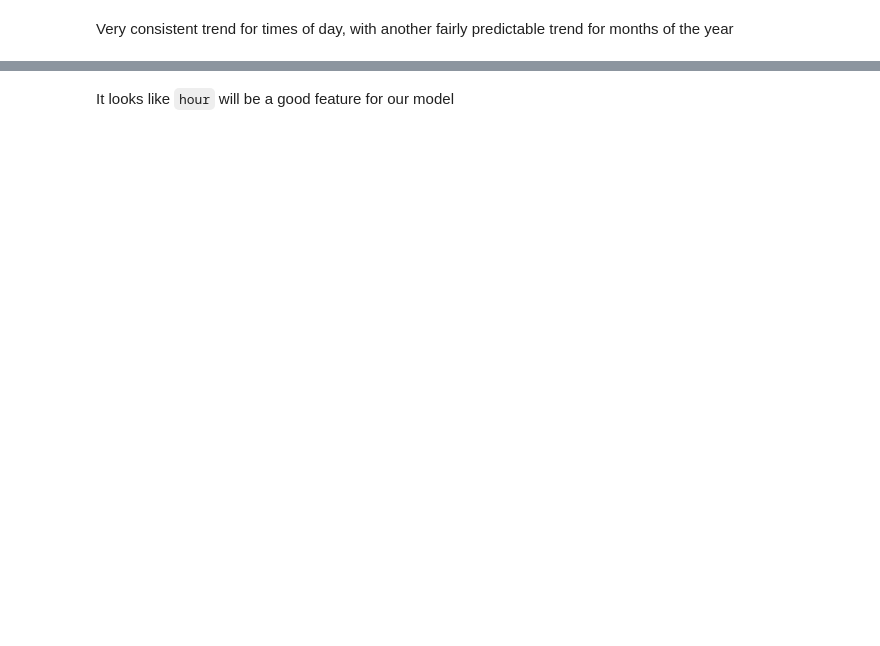
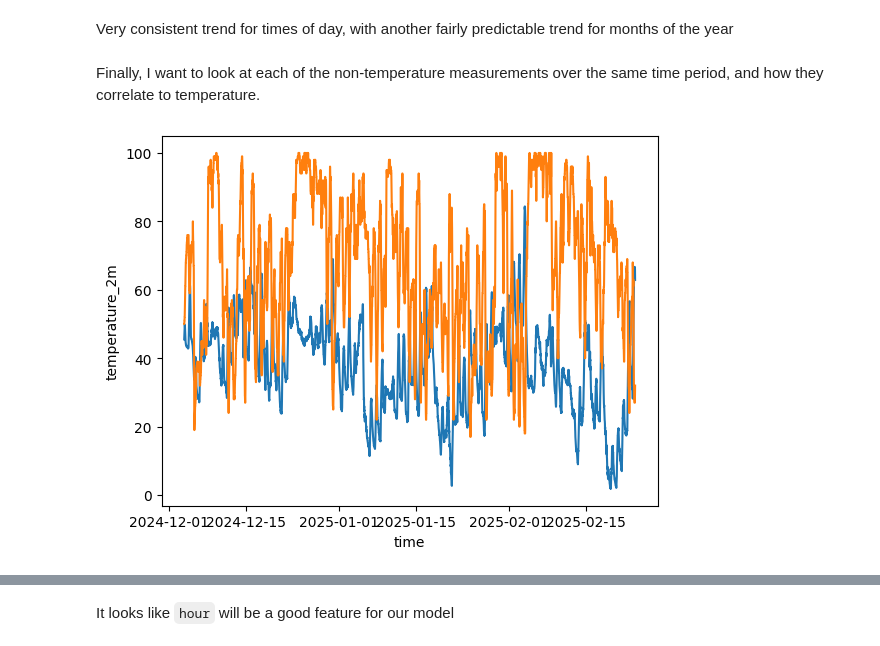
Before and after one commit to RyanAbbottData/liberty_project, a Jupyter notebook: liberty-project.ipynb, the cells around one changed output, grey strips where cells are left out. Saved outputs shown, nothing was run; the diff lists cells and outputs as text; code cells hidden in the pictures; blank space fills up the shorter version.

```diff
--- a/liberty-project.ipynb
+++ b/liberty-project.ipynb
@@ -192,2 +177,18 @@ sns.lineplot(df, x="hour", y="temperature_2m", hue="month", legend=False)
 # %% [markdown]
 Very consistent trend for times of day, with another fairly predictable trend for months of the year
+# %% [markdown]
+Finally, I want to look at each of the non-temperature measurements over the same time period, and how they correlate to temperature.
+# %%
+nums_from_api = ["temperature_2m"]
+#                     "relative_humidity_2m",
+#                     "dew_point_2m",
+#                     "wind_speed_10m",
+#                     "wind_speed_80m",]
+                    # "wind_direction_10m",
+                    # "wind_direction_80m"]
+
+for num in nums_from_api:
+    sns.lineplot(df, x="time", y="temperature_2m")
+    sns.lineplot(df, x="time", y="relative_humidity_2m")
+# %% [output]
+[figure, added]
```
Also changed, not shown: parts of 27 cells of this notebook.
